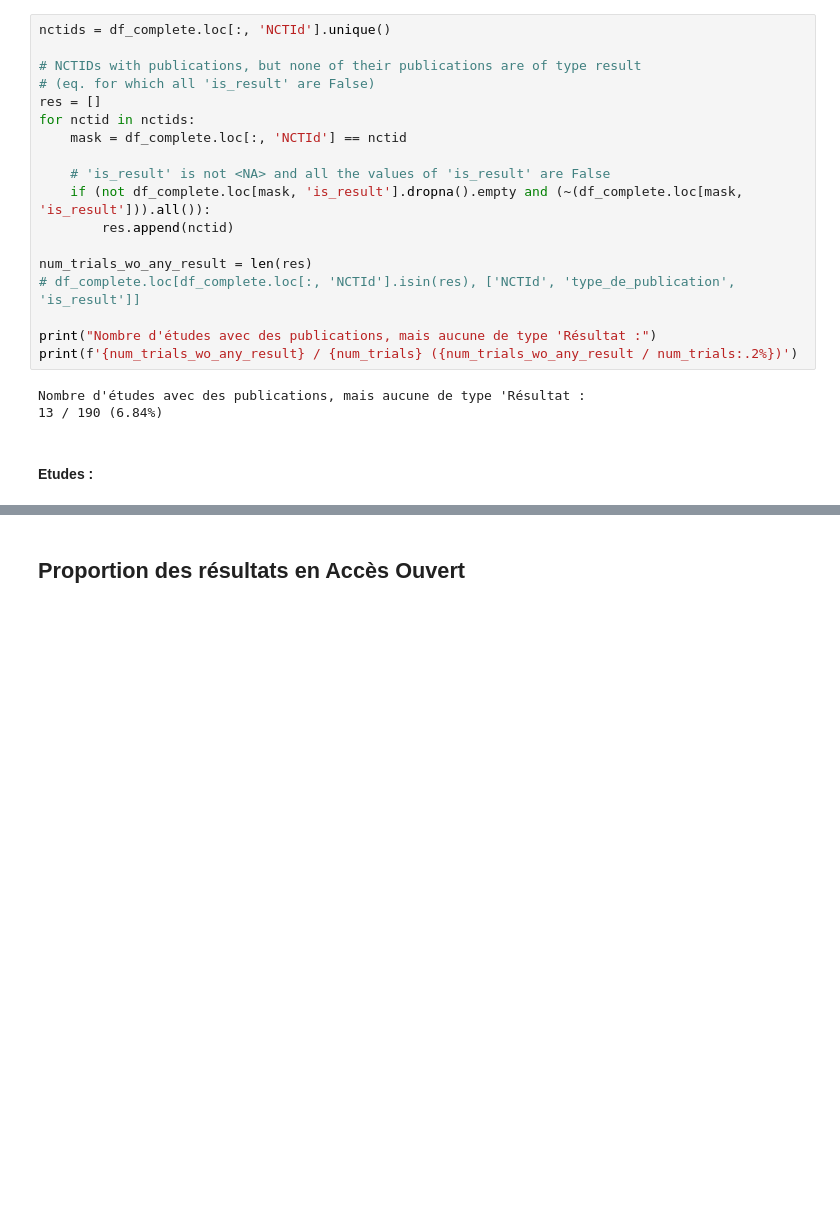
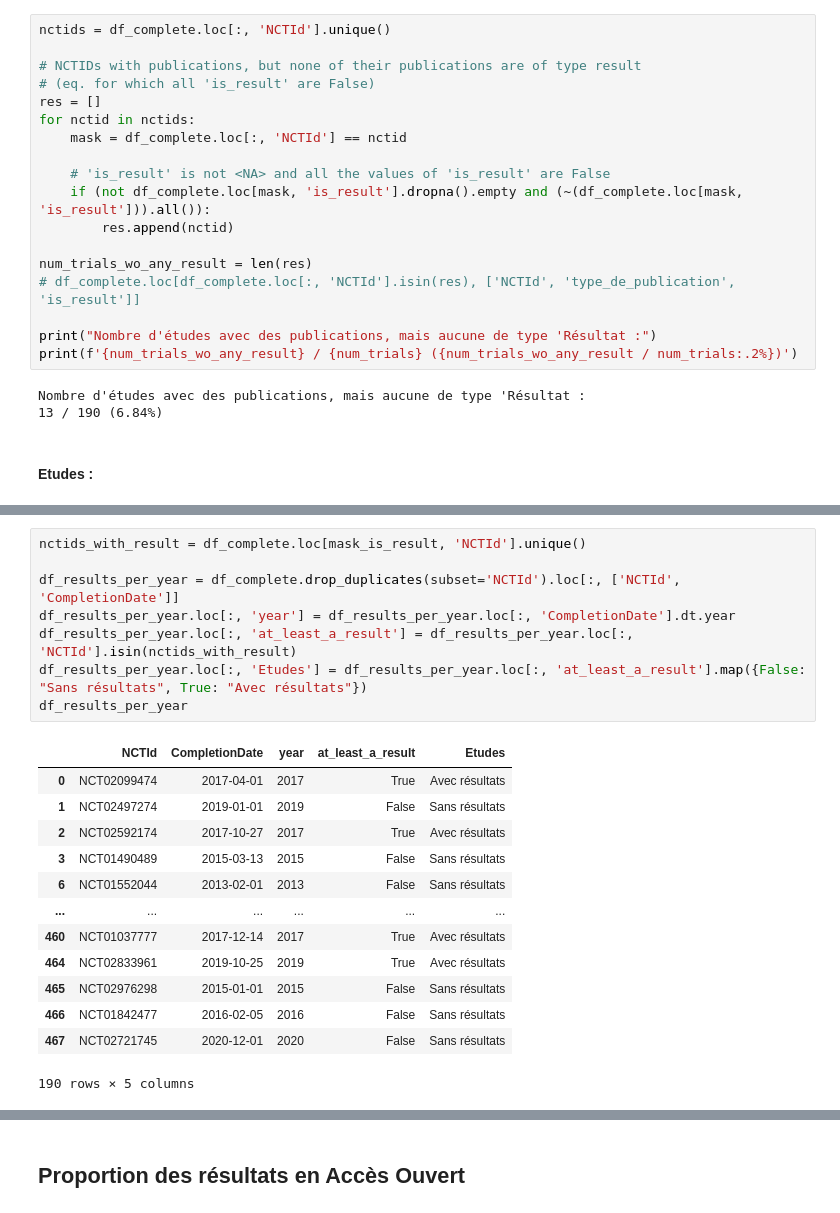
Before and after one commit to Inserm-IST/BSO-Inserm-Sante, a Jupyter notebook: 03_traitement_manuel_donnees_sante.ipynb, the cells around one changed output, grey strips where cells are left out. Saved outputs shown, nothing was run; the diff lists cells and outputs as text; blank space fills up the shorter version.

Commit message:
Added visualization of studies and results by year

```diff
--- a/03_traitement_manuel_donnees_sante.ipynb
+++ b/03_traitement_manuel_donnees_sante.ipynb
@@ -628,0 +629,22 @@ fig.show()
+# %%
+nctids_with_result = df_complete.loc[mask_is_result, 'NCTId'].unique()
+
+df_results_per_year = df_complete.drop_duplicates(subset='NCTId').loc[:, ['NCTId', 'CompletionDate']]
+df_results_per_year.loc[:, 'year'] = df_results_per_year.loc[:, 'CompletionDate'].dt.year
+df_results_per_year.loc[:, 'at_least_a_result'] = df_results_per_year.loc[:, 'NCTId'].isin(nctids_with_result)
+df_results_per_year.loc[:, 'Etudes'] = df_results_per_year.loc[:, 'at_least_a_result'].map({False: "Sans résultats", True: "Avec résultats"})
+df_results_per_year
+# %% [output]
+|  | NCTId | CompletionDate | year | at_least_a_result | Etudes |
+| 0 | NCT02099474 | 2017-04-01 | 2017 | True | Avec résultats |
+| 1 | NCT02497274 | 2019-01-01 | 2019 | False | Sans résultats |
+| 2 | NCT02592174 | 2017-10-27 | 2017 | True | Avec résultats |
+| 3 | NCT01490489 | 2015-03-13 | 2015 | False | Sans résultats |
+| 6 | NCT01552044 | 2013-02-01 | 2013 | False | Sans résultats |
+| ... | ... | ... | ... | ... | ... |
+| 460 | NCT01037777 | 2017-12-14 | 2017 | True | Avec résultats |
+| 464 | NCT02833961 | 2019-10-25 | 2019 | True | Avec résultats |
+| 465 | NCT02976298 | 2015-01-01 | 2015 | False | Sans résultats |
+| 466 | NCT01842477 | 2016-02-05 | 2016 | False | Sans résultats |
+| 467 | NCT02721745 | 2020-12-01 | 2020 | False | Sans résultats |
+190 rows × 5 columns
```
Also changed, not shown: parts of 12 cells of this notebook.
